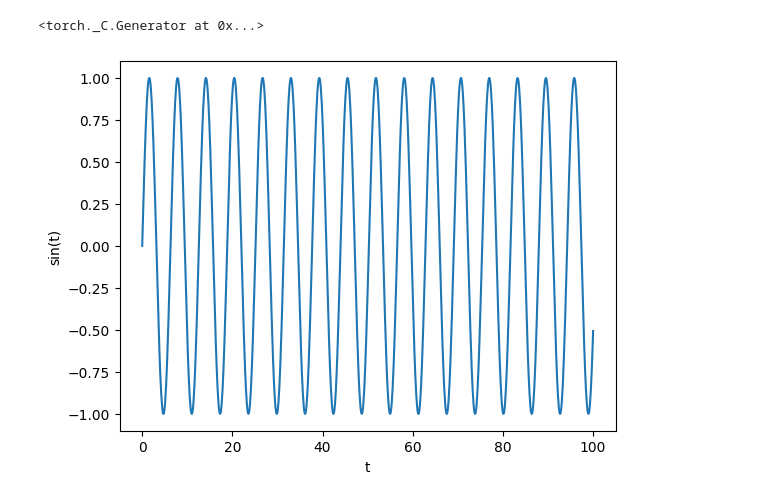
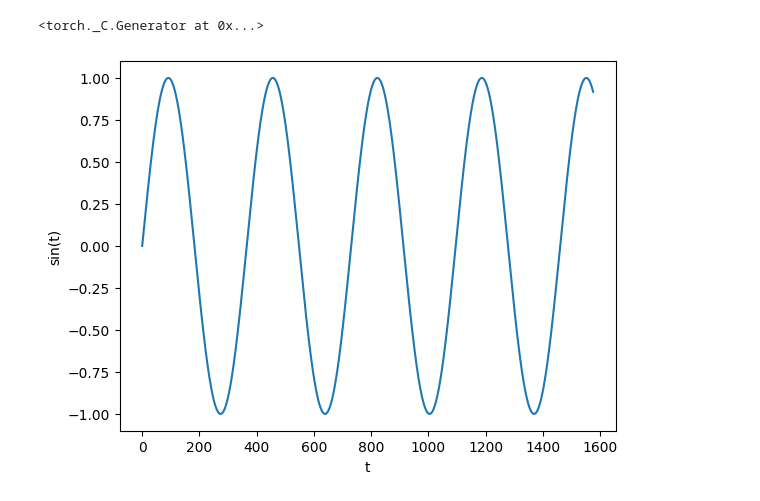
Before and after one commit to abbym-bristol/PIML-foundations-tb2, a Jupyter notebook: sine_wave.ipynb, the cells around one changed output. Drawn from its saved outputs; the diff is of its cells as text; code cells hidden in the pictures.

```diff
--- a/sine_wave.ipynb
+++ b/sine_wave.ipynb
@@ -10,35 +13,31 @@ np.random.seed(0)
 torch.manual_seed(0)
 # %% [output]
 <torch._C.Generator at 0x...>
+# %%
+# Simple
+# t = np.linspace(0, 100, 1000)
+# data = np.sin(t)
+# seq_length = 10
+
+# Matching climate data
+amp = 1
+freq = 1/365  # where 365 is the period of the data
+phase = 0
+max_time = 1575
+num_timesteps = max_time  # one data point per day
+seq_length = 200
+
+t = np.linspace(0, max_time, num_timesteps)
+data = amp*np.sin(2*(np.pi)*freq*t + phase)
 # %%
-t = np.linspace(0, 100, 1000)
-data = np.sin(t)
 train = data[:int(len(data)*0.8)]
 train_t = t[:int(len(data)*0.8)]
 test = data[int(len(data)*0.8):]
 test_t = t[int(len(data)*0.8):]
 
 plt.plot(t, data)
 plt.xlabel("t")
 plt.ylabel("sin(t)")
 plt.show()
-
-def create_sequences(data, seq_length):
-    xs, ys = [], []
-    for i in range(len(data) - seq_length):
-        x = data[i:(i + seq_length)]
-        y = data[i + seq_length]
-        xs.append(x)
-        ys.append(y)
-    return np.array(xs), np.array(ys)\
-
-seq_length = 10
-X_train, y_train = create_sequences(train, seq_length)
-X_test, y_test = create_sequences(test, seq_length)
-
-X_train = torch.tensor(X_train[:, :, None], dtype=torch.float32)
-y_train = torch.tensor(y_train[:, None], dtype=torch.float32)
-X_test = torch.tensor(X_test[:, :, None], dtype=torch.float32)
-y_test = torch.tensor(y_test[:, None], dtype=torch.float32)
 # %% [output]
-[figure, old version]
+[figure, new version]
```
Also changed, not shown: parts of 10 cells of this notebook, 5 other files.
